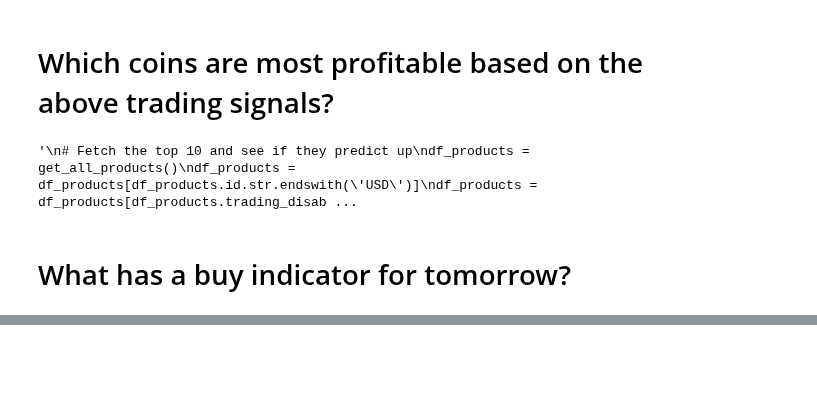
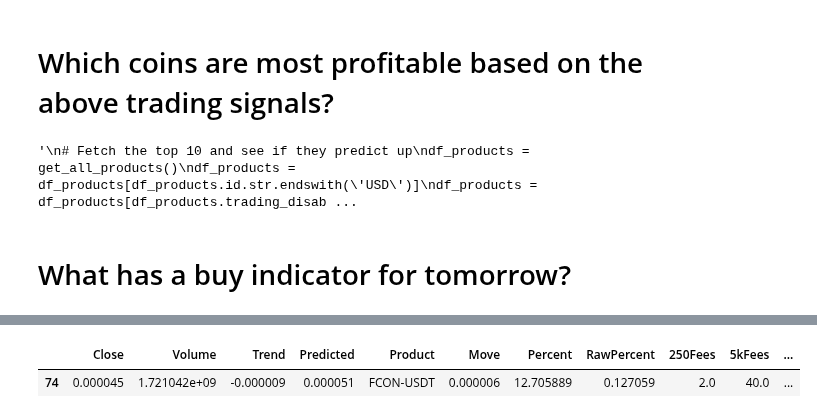
Before and after one commit to j03m/alfred, a Jupyter notebook: Coin_Predictions_close.ipynb, the cells around one changed output, grey strips where cells are left out. Drawn from its saved outputs; the diff is of its cells as text; code cells hidden in the pictures; blank space fills up the shorter version.

```diff
--- a/Coin_Predictions_close.ipynb
+++ b/Coin_Predictions_close.ipynb
@@ -390,0 +429,3 @@ df_profit
+# %%
+predict_trade("FCON-USDT", 90)
+# %% [output]
@@ -391,3 +433,5 @@ df_profit
+|  | Close | Volume | Trend | Predicted | Product | Move | Percent | RawPercent | 250Fees | 5kFees | ... |
+| 74 | 0.000045 | 1.721042e+09 | -0.000009 | 0.000051 | FCON-USDT | 0.000006 | 12.705889 | 0.127059 | 2.0 | 40.0 | ... |
 # %%
 # Fetch the top 10 and see if they predict up
 df_products = get_all_products()
```
Also changed, not shown: parts of 17 cells of this notebook.
